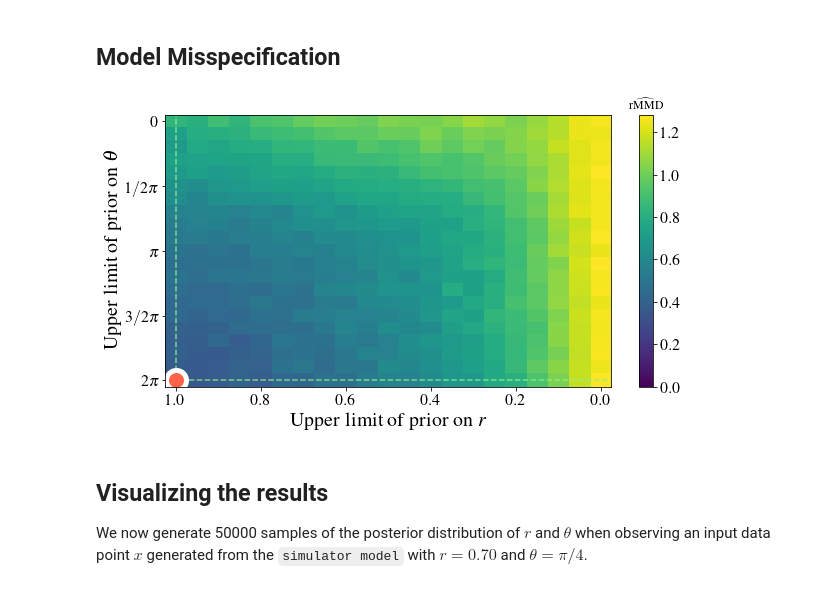
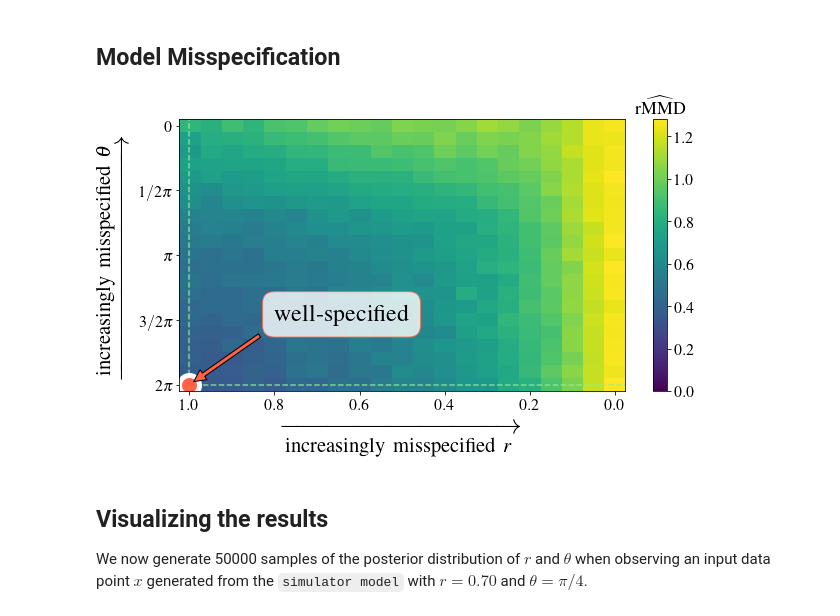
Before and after one commit to marvinschmitt/sbi, a Jupyter notebook: tutorials/bf_MMS_embedding_net.ipynb, the cells around one changed output. Saved outputs shown, nothing was run; the diff lists cells and outputs as text; code cells hidden in the pictures.

Commit message:
tune plot

```diff
--- a/tutorials/bf_MMS_embedding_net.ipynb
+++ b/tutorials/bf_MMS_embedding_net.ipynb
@@ -238,37 +240,42 @@ if RERUN_GRID_EXPERIMENT:
         for j in range(n_distance):
             p1 = P1[i, j]
             p2 = P2[i, j]
             prior = utils.BoxUniform(low=torch.tensor([0.0, 0-0]),
                              high=torch.tensor([p1, p2]))
             simulator_wrapper, prior = prepare_for_sbi(simulator_model, prior)
             _, x_o = simulate_for_sbi(simulator_wrapper, prior, num_simulations=100, show_progress_bar=False)
             s_o = embedding_net(x_o).detach()
             MMD[i, j] = float(maximum_mean_discrepancy(s_o, s_star, squared=False))
     np.save(f"data/MMD_grid_experiments/MMD_grid.npy", MMD)
 
 MMD = np.load(f"data/MMD_grid_experiments/MMD_grid.npy")
 plt.figure(figsize=(10, 5))
 plt.pcolor(P1, P2, MMD, shading="nearest", rasterized=True, vmin=0)
-plt.xlabel(r"Upper limit of prior on $r$")
-plt.ylabel(r"Upper limit of prior on $\theta$")
+
+plt.annotate('well-specified', xy=(1.0, 2*torch.pi), xytext=(0.8, 3/2*torch.pi), weight='bold',
+            arrowprops=dict(facecolor='tomato', shrink=0.05), fontsize=24, color="black",
+             bbox=dict(facecolor='white', edgecolor='tomato', boxstyle='round,pad=0.5', alpha=0.8)
+            )
+plt.xlabel(r"$\xrightarrow[\mathrm{increasingly\ misspecified}\ r]{}$", fontsize=28)
+plt.ylabel(r"$\xrightarrow[]{\mathrm{increasingly\ misspecified}\ \theta}$", fontsize=28)
 plt.axhline(y=2*torch.pi, linestyle="--", color="lightgreen", alpha=.80)
 plt.axvline(x=1.0, linestyle="--", color="lightgreen", alpha=.80)
 
 plt.yticks([0, 0.5 * torch.pi, 1 * torch.pi, 1.5 * torch.pi, 2 * torch.pi], ["0", r"$1/2\pi$", r"$\pi$", r"$3/2\pi$", r"$2\pi$"])
 
 plt.plot(1, 2*torch.pi, linewidth=10, alpha=1.0,
          marker="o", markersize=20, markeredgewidth=5.0, markeredgecolor="white", markerfacecolor = "tomato"
         )
 
 plt.gca().invert_xaxis()
 plt.gca().invert_yaxis()
 
 cbar = plt.colorbar()
-cbar.ax.set_title(r"$\widehat{\mathrm{rMMD}}$")
+cbar.ax.set_title(r"$\widehat{\mathrm{rMMD}}$", fontsize=18)
 
 plt.savefig(f"plots/mmd_mms_grid.{FILEFORMAT}", bbox_inches="tight", dpi=DPI)
 # %% [output]
-[figure, old version]
+[figure, new version]
 # %% [markdown]
 ## Visualizing the results
 
```
Also changed, not shown: parts of 4 cells of this notebook.
